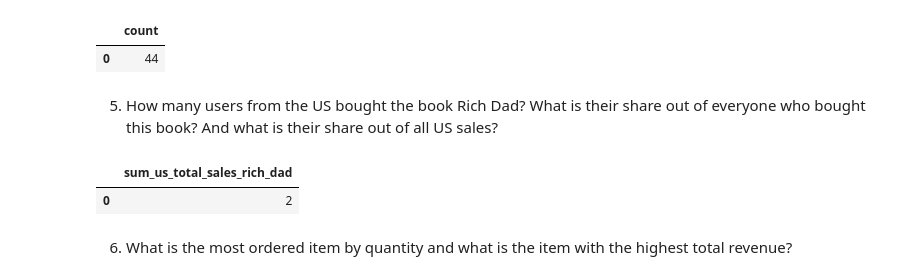
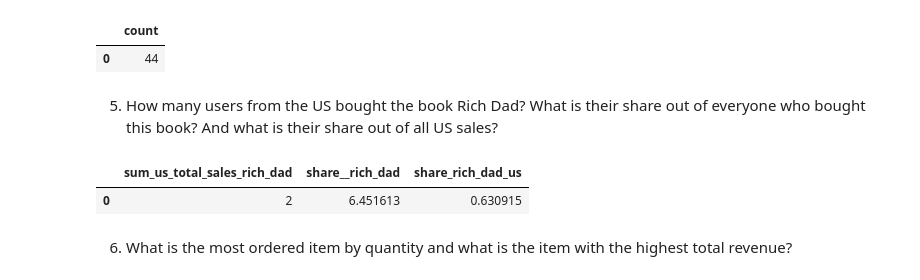
Before and after one commit to tryko/sql_excel_project, a Jupyter notebook: Eitan_Itay_sql_excel_project_step_1.ipynb, the cells around one changed output. Cells and saved outputs as stored; diff of their text form; code cells hidden in the pictures.

```diff
--- a/Eitan_Itay_sql_excel_project_step_1.ipynb
+++ b/Eitan_Itay_sql_excel_project_step_1.ipynb
@@ -122,18 +122,20 @@ display(queryResult(query4))
 5. How many users from the US bought the book Rich Dad? What is their share out of everyone who bought this book? And what is their share out of all US sales?
 # %%
 query5 = '''
-        select sum(amount) as sum_US_total_sales_Rich_Dad
+        select
+                sum(case when "symbol" = 'US' and "item" = 'Rich Dad' then amount else 0 end) as sum_US_total_sales_Rich_Dad,
+                sum(case when "symbol" = 'US' and "item" = 'Rich Dad' then amount else 0 end) / sum(case when "item" = 'Rich Dad' then amount else 0 end) ::float * 100 as share__rich_dad,
+                sum(case when "symbol" = 'US' and "item" = 'Rich Dad' then amount else 0 end) / sum(case when "symbol" = 'US' then amount else 0 end) :: float * 100 as share_rich_dad_us
         from customer_info left join countries on countries.country_id = customer_info.country_id
                            left join orders on customer_info.customer_id = orders.customer_id
                            left join order_details on orders.order_id = order_details.order_id
                            left join items on order_details.item_id = items.item_id
-        where "item" = 'Rich Dad' and "symbol" = 'US'
          '''
 # where "item" = 'Rich Dad'
 display(queryResult(query5))
 # %% [output]
-|  | sum_us_total_sales_rich_dad |
-| 0 | 2 |
+|  | sum_us_total_sales_rich_dad | share__rich_dad | share_rich_dad_us |
+| 0 | 2 | 6.451613 | 0.630915 |
 # %% [markdown]
 6. What is the most ordered item by quantity and what is the item with the highest total revenue?
 # %%
```
